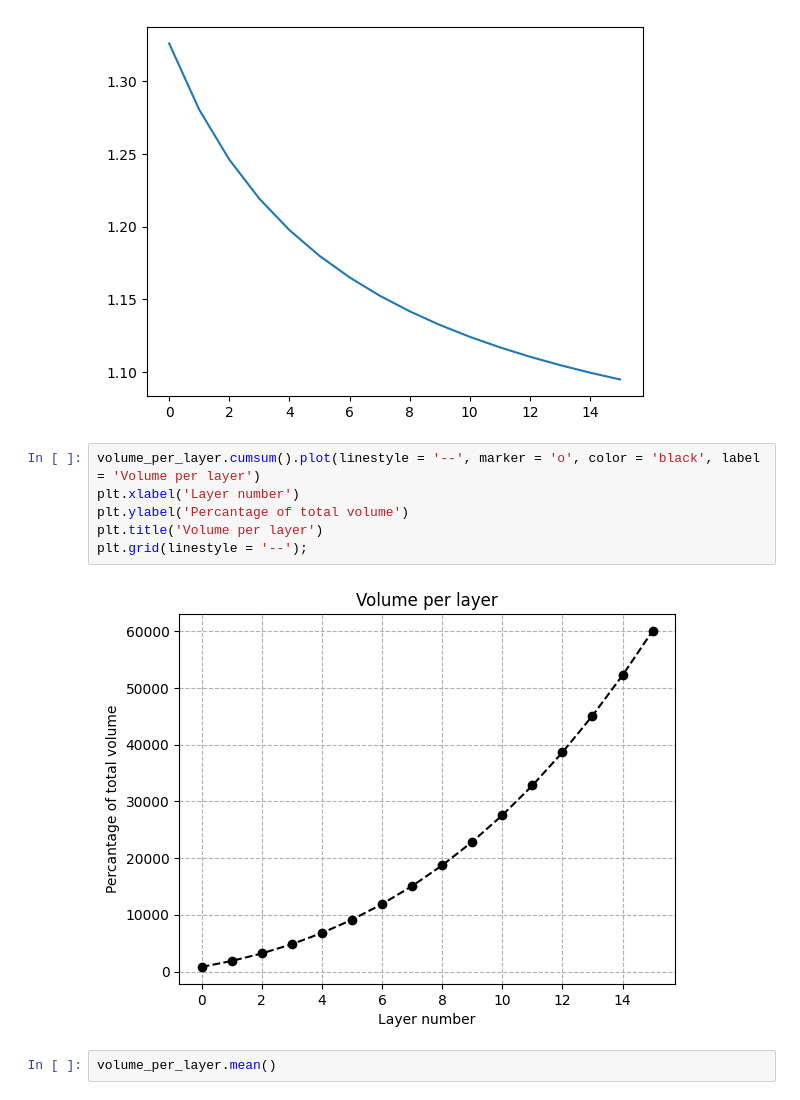
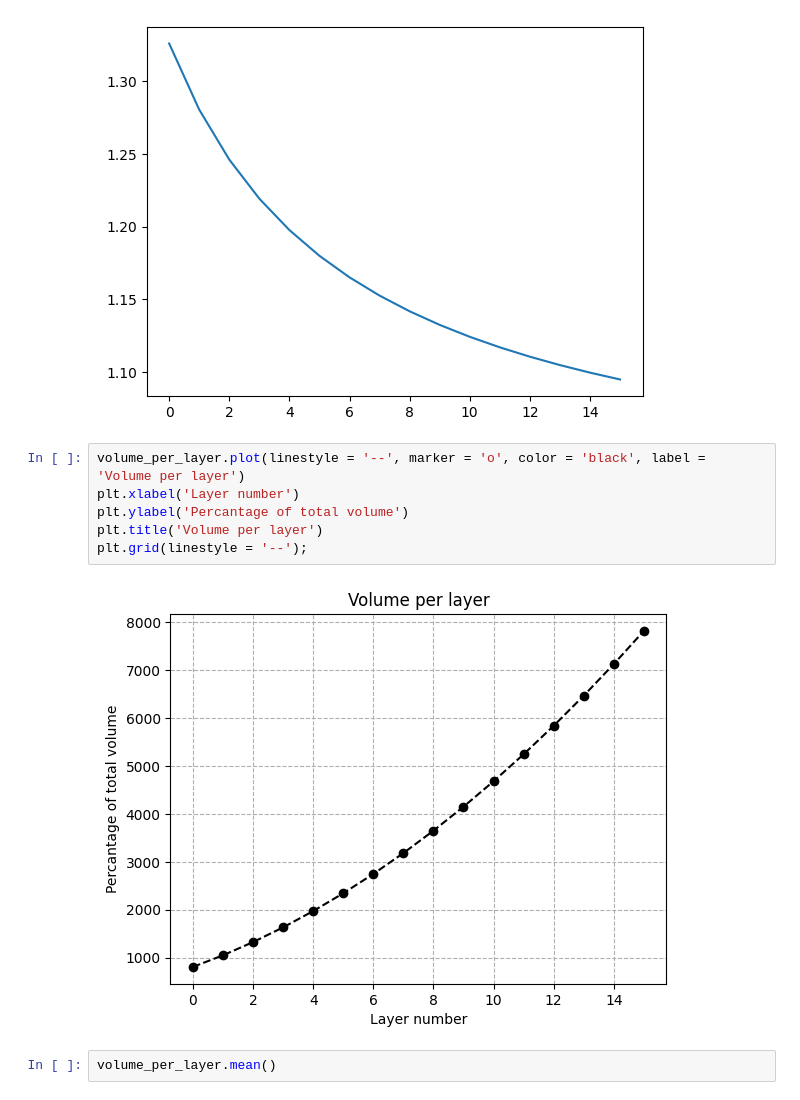
Before and after one commit to petergroenning/thesis_project, a Jupyter notebook: notebooks/new_test.ipynb, the cells around one changed output. Saved outputs shown, nothing was run; the diff lists cells and outputs as text.

```diff
--- a/notebooks/new_test.ipynb
+++ b/notebooks/new_test.ipynb
@@ -71,13 +71,13 @@ plt.plot( area_per_layer.values[1:] /area_per_layer.values[:-1])
 [<matplotlib.lines.Line2D at 0x...>]
 [figure]
 # %%
-volume_per_layer.cumsum().plot(linestyle = '--', marker = 'o', color = 'black', label = 'Volume per layer')
+volume_per_layer.plot(linestyle = '--', marker = 'o', color = 'black', label = 'Volume per layer')
 plt.xlabel('Layer number')
 plt.ylabel('Percantage of total volume')
 plt.title('Volume per layer')
 plt.grid(linestyle = '--');
 # %% [output]
-[figure, old version]
+[figure, new version]
 # %%
 volume_per_layer.mean()
 # %% [output]
```
Also changed, not shown: parts of 4 cells of this notebook, 28 other files.
